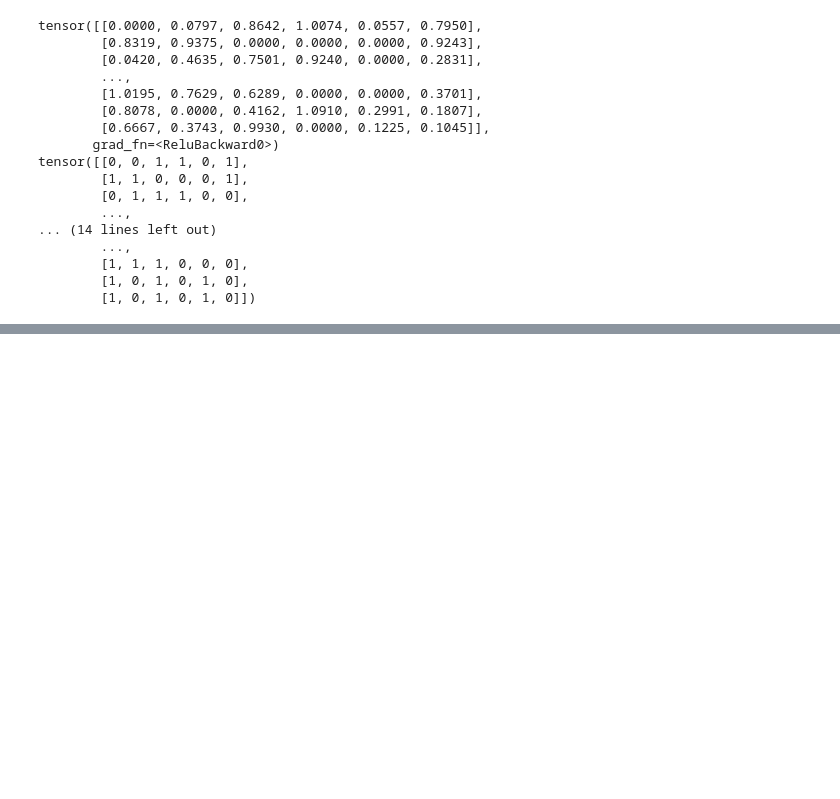
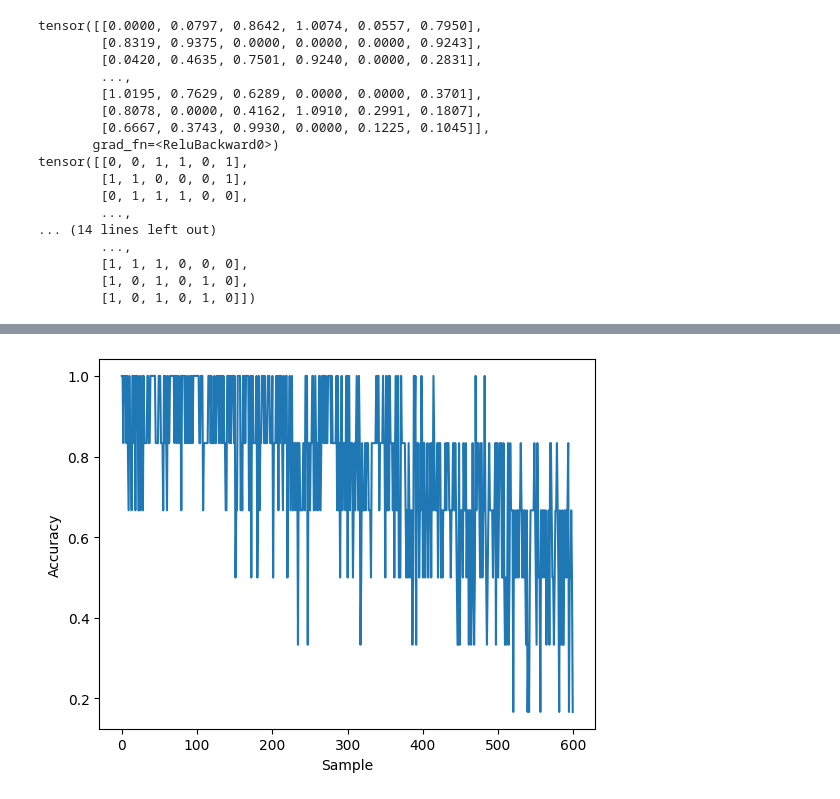
Before and after one commit to JanMcKenzie/AudioNNRep, a Jupyter notebook: training_scripts/2_Multi_Instrument_Classification/MLP_multi_class_luc.ipynb, the cells around one changed output, grey strips where cells are left out. Cells and saved outputs as stored; diff of their text form; code cells hidden in the pictures; blank space fills up the shorter version.

```diff
--- a/training_scripts/2_Multi_Instrument_Classification/MLP_multi_class_luc.ipynb
+++ b/training_scripts/2_Multi_Instrument_Classification/MLP_multi_class_luc.ipynb
@@ -207,3 +207,32 @@ tensor([[0, 0, 1, 1, 0, 1],
 # %%
 # Save the model
 torch.save(trained_model, 'MLP_multi_inst_class.pth')
+# %%
+# Generate some more data with varying numbers of instruments
+X1, y1 = f.generate_mixed_spectrograms(100, 1, path=path)
+X2, y2 = f.generate_mixed_spectrograms(100, 2, path=path)
+X3, y3 = f.generate_mixed_spectrograms(100, 3, path=path)
+X4, y4 = f.generate_mixed_spectrograms(100, 4, path=path)
+X5, y5 = f.generate_mixed_spectrograms(100, 5, path=path)
+X6, y6 = f.generate_mixed_spectrograms(100, 6, path=path)
+
+# Add the data to a single test array
+X_test = np.concatenate((X1, X2, X3, X4, X5, X6))
+y_test = np.concatenate((y1, y2, y3, y4, y5, y6))
+
+# Flatten the data
+X_test = X_test.reshape(X_test.shape[0], -1)
+
+# Convert to pytorch tensors and scale the data to be between 0 and 1
+X_test = torch.tensor(X_test, dtype=torch.float32)
+y_test = torch.tensor(y_test, dtype=torch.long)
+
+X_test = torch_min_max_normalization(X_test)
+# %%
+# Test the model on the new data
+model.eval()
+y_pred_test = model(X_test)
+test_loss = criterion(y_pred_test, y_test)
+test_accuracy = get_accuracy(y_pred_test, y_test)
+
+print(f'Test Loss: {test_loss.item():.4f}, Test Accuracy: {test_accuracy.item():.4f}')
@@ -209,0 +241,13 @@ torch.save(trained_model, 'MLP_multi_inst_class.pth')
+# %%
+# Print the individual accuracies
+accuracie_array = np.zeros(len(y_test))
+for i in range(len(y_test)):
+    accuracie_array[i] = get_accuracy(y_pred_test[i], y_test[i])
+
+# Plot the accuracies
+plt.plot(accuracie_array)
+plt.xlabel('Sample')
+plt.ylabel('Accuracy')
+plt.show()
+# %% [output]
+[figure, added]
```
Also changed, not shown: parts of 2 cells of this notebook, 2 other files.
